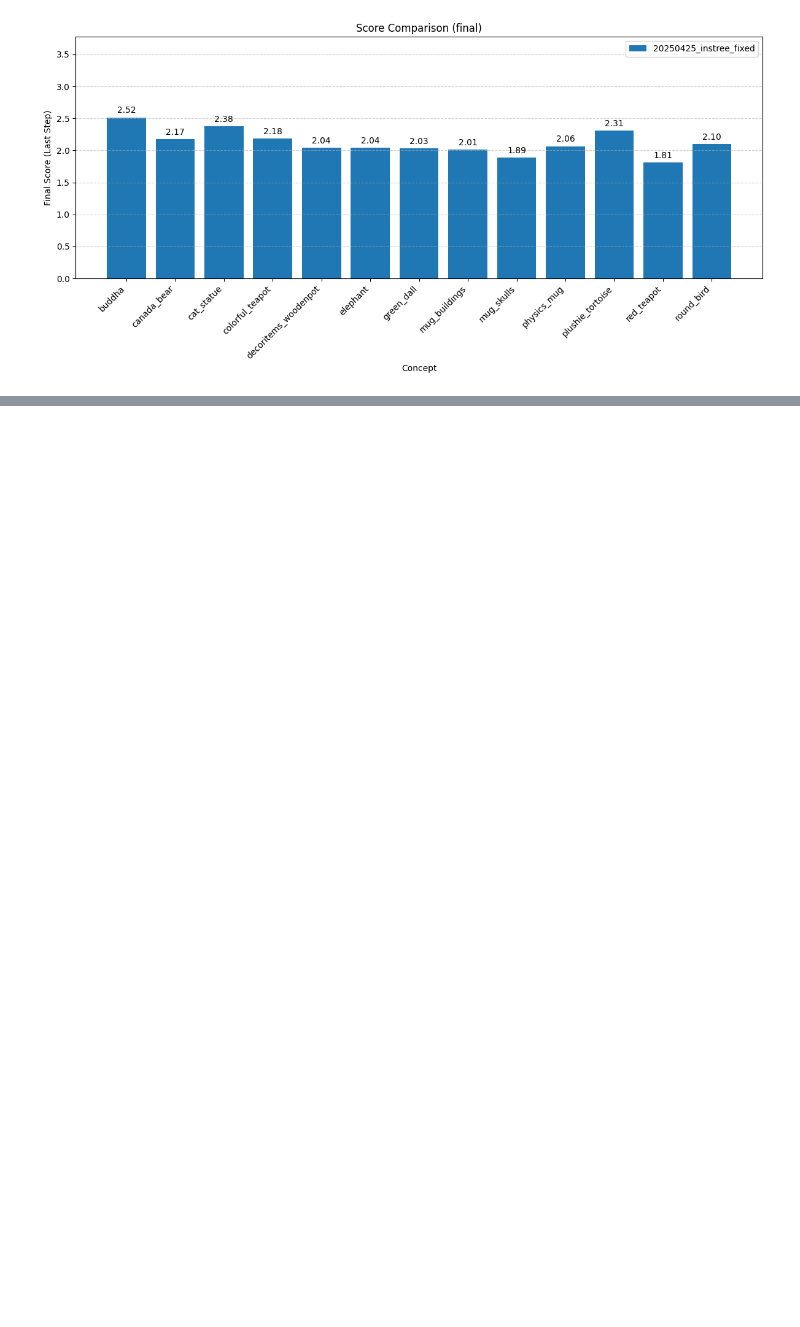
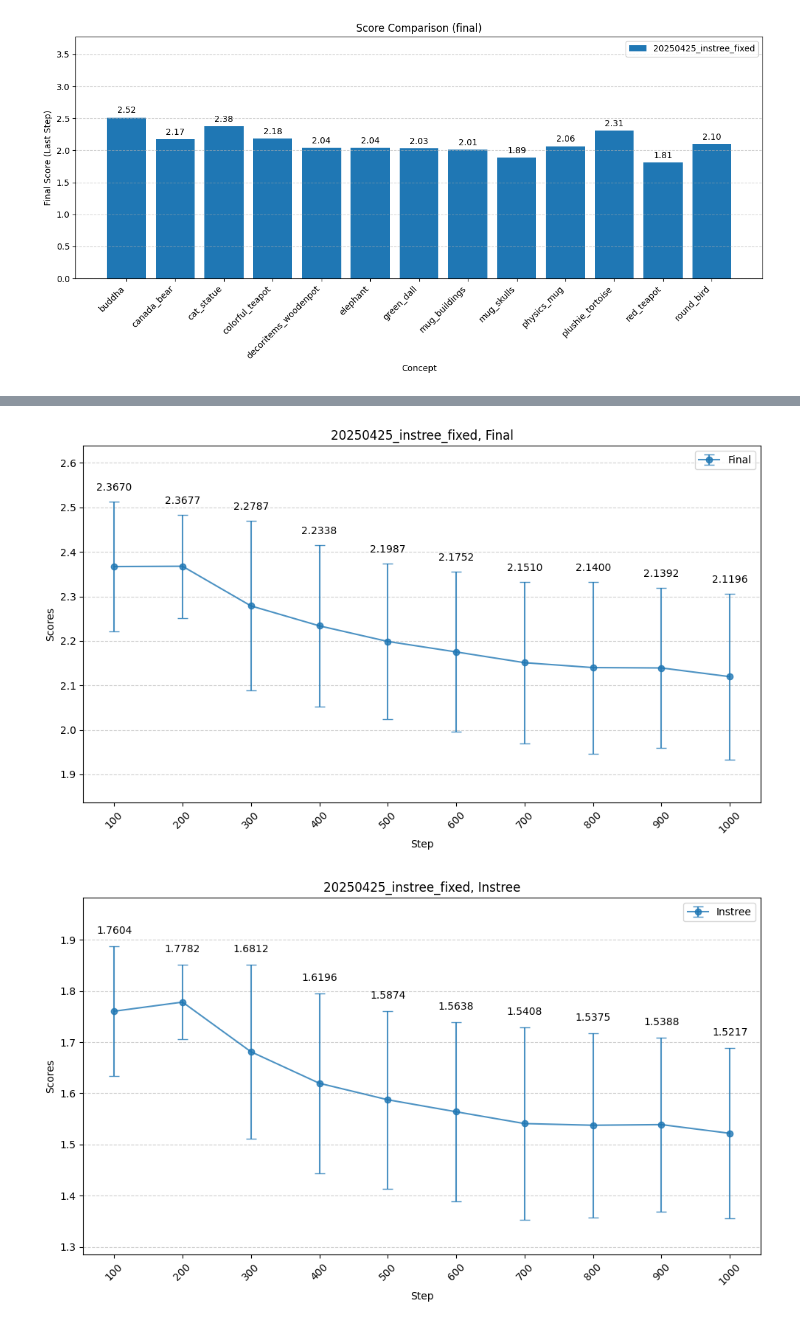
Before and after one commit to JackChen890311/inspiration_tree_analysis, a Jupyter notebook: newer_quantitative_analysis.ipynb, the cells around one changed output, grey strips where cells are left out. Cells and saved outputs as stored; diff of their text form; code cells hidden in the pictures; blank space fills up the shorter version.

```diff
--- a/newer_quantitative_analysis.ipynb
+++ b/newer_quantitative_analysis.ipynb
@@ -435,0 +344,65 @@ plot_all_scores_one_plot(sk_list)
+# %%
+def plot_all_scores_one_plot(score_keepers, fields = ["consistency", "distinction", "relevance"]):
+    # Extracting experiment names (x-axis labels)
+    exp_names = [sk.exp_name for sk in score_keepers]
+
+    # Consistency Score by Instree
+    for sk in score_keepers:
+        sk.calculate_instree_score()
+
+    # Metrics data
+    means = {
+        metric: [getattr(sk, f"metric")["{}_score".format(metric)][0] for sk in score_keepers]
+        for metric in fields
+    }
+    stds = {
+        metric: [getattr(sk, f"metric")["{}_score".format(metric)][1] for sk in score_keepers]
+        for metric in fields
+    }
+
+    x = np.arange(len(score_keepers))
+
+    fig, ax = plt.subplots(figsize=(10, 6))
+
+    # Line plots for each metric with error bars
+    for metric in fields:
+        ax.errorbar(
+            x,
+            means[metric],
+            yerr=stds[metric],
+            fmt='-o',
+            capsize=5,
+            label=metric.capitalize(),
+            alpha=0.8
+        )
+
+        # Add numerical values on each point
+        for i in range(len(score_keepers)):
+            ax.text(x[i], means[metric][i] + stds[metric][i] + 0.02,
+                    f'{means[metric][i]:.4f}', ha='center', va='bottom', fontsize=10)
+
+    # Labels and Title
+    ax.set_xlabel('Step')
+    ax.set_ylabel('Scores')
+    ax.set_title(f'{exp_name  + ", " + " / ".join([f.capitalize() for f in fields])}')
+    # ax.set_title("InspirationTree Consistency Scores")
+    ax.set_xticks(x)
+    ax.set_xticklabels(exp_names, rotation=45)
+    ax.set_ylim(min(min(means[m][i] - stds[m][i] for i in range(len(x))) for m in fields) * 0.95,
+                max(max(means[m][i] + stds[m][i] for i in range(len(x))) for m in fields) * 1.05)
+    ax.legend()
+
+    # Grid and Layout
+    ax.grid(axis='y', linestyle='--', alpha=0.6)
+    plt.tight_layout()
+    plt.show()
+
+# Example usage
+exp_name = '20250524_last_rand_exp'
+exp_name = '20250425_instree_fixed'
+plot_all_scores_one_plot(sk_step_dict[exp_name], fields = ["final"])
+plot_all_scores_one_plot(sk_step_dict[exp_name], fields = ["instree"])
+plot_all_scores_one_plot(sk_step_dict[exp_name], fields = ["consistency", "distinction", "relevance"])
+# %% [output]
+[figure, added]
+[figure, added]
```
Also changed, not shown: parts of 12 cells of this notebook, 10 other files.
